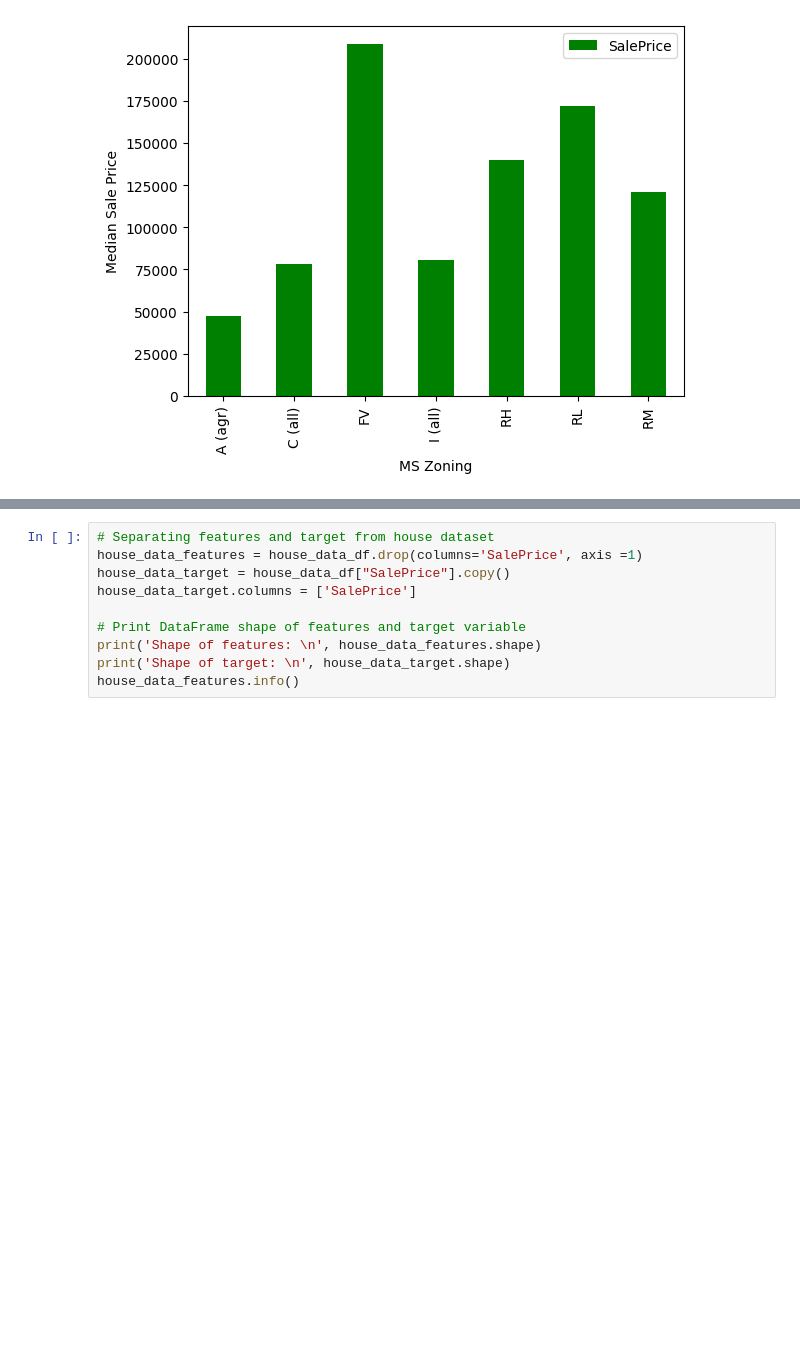
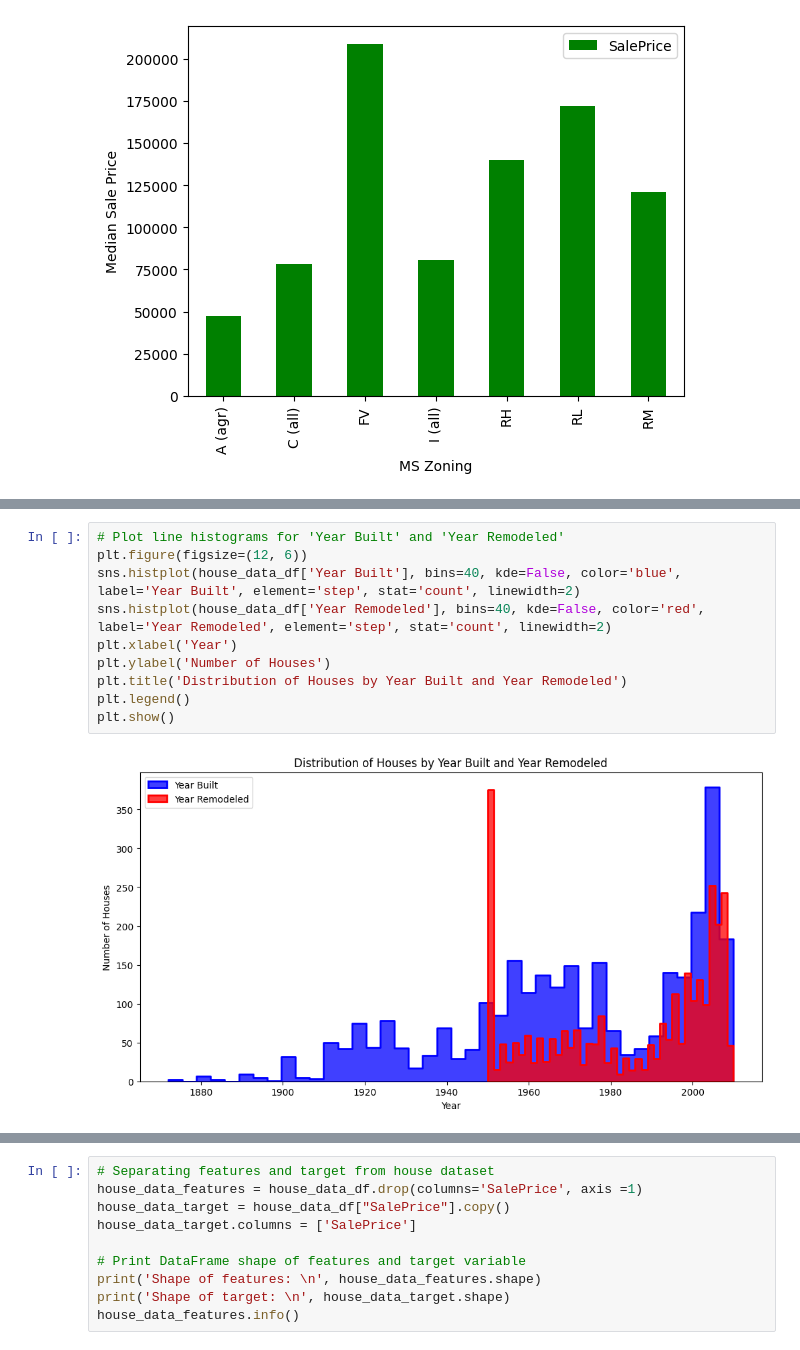
Before and after one commit to LeLoc23/Ames_house_price-Prediction, a Jupyter notebook: ames_house_price-Prediction.ipynb, the cells around one changed output, grey strips where cells are left out. Cells and saved outputs as stored; diff of their text form; blank space fills up the shorter version.

Commit message:
add some diagram

```diff
--- a/ames_house_price-Prediction.ipynb
+++ b/ames_house_price-Prediction.ipynb
@@ -276,0 +304,12 @@ plt.show()
+# %%
+# Plot line histograms for 'Year Built' and 'Year Remodeled'
+plt.figure(figsize=(12, 6))
+sns.histplot(house_data_df['Year Built'], bins=40, kde=False, color='blue', label='Year Built', element='step', stat='count', linewidth=2)
+sns.histplot(house_data_df['Year Remodeled'], bins=40, kde=False, color='red', label='Year Remodeled', element='step', stat='count', linewidth=2)
+plt.xlabel('Year')
+plt.ylabel('Number of Houses')
+plt.title('Distribution of Houses by Year Built and Year Remodeled')
+plt.legend()
+plt.show()
+# %% [output]
+[figure, added]
```
Also changed, not shown: parts of 9 cells of this notebook, 5 other files.
